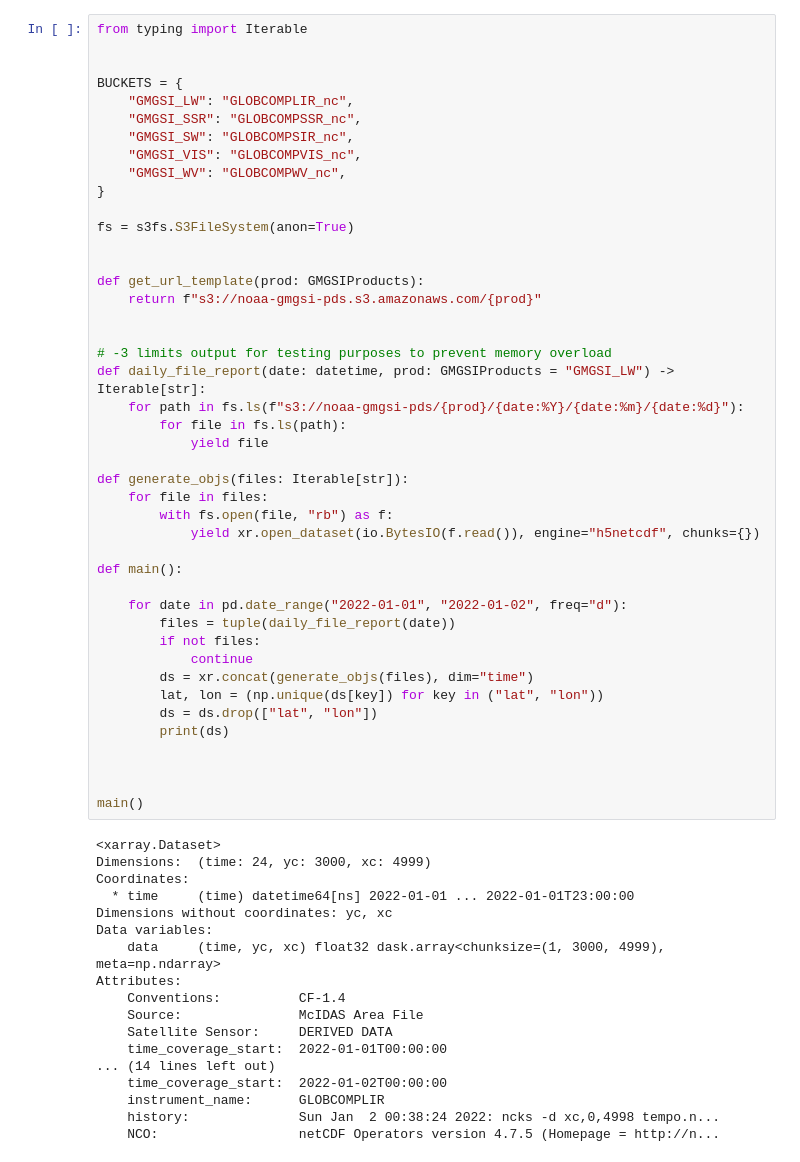
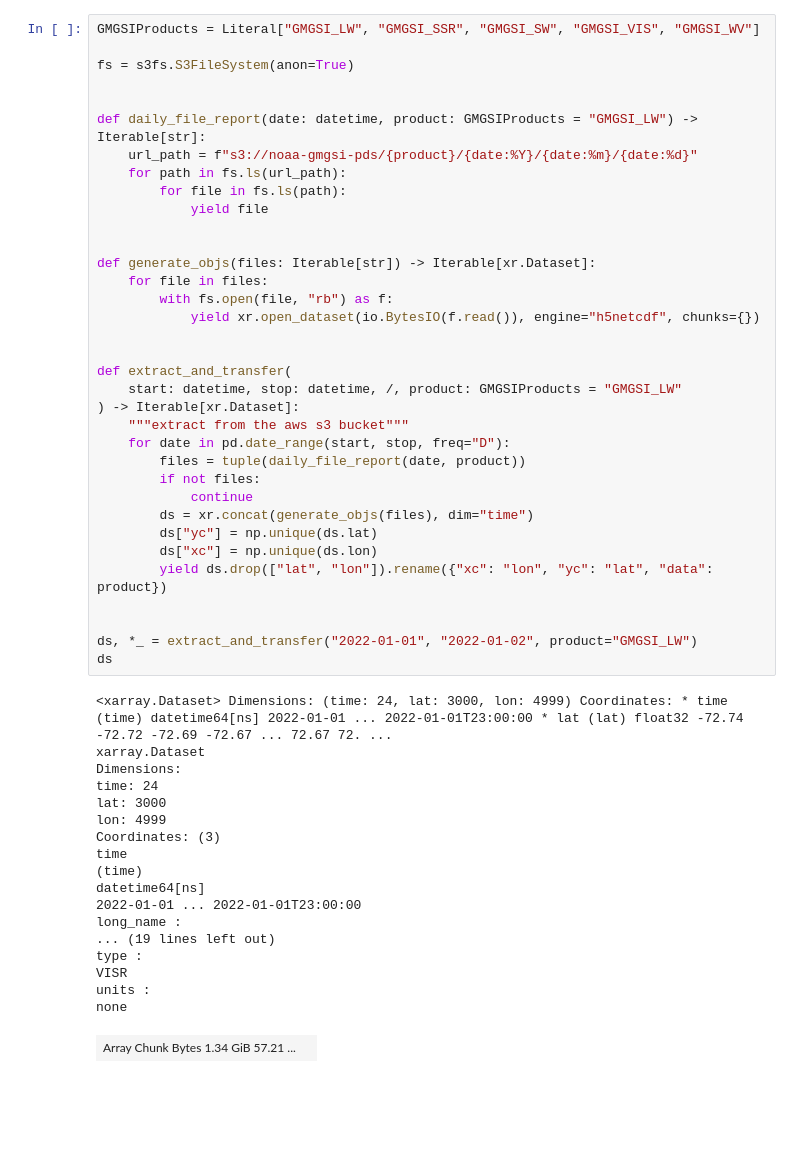
Before and after one commit to leaver2000/griblib, a Jupyter notebook: notebooks/extract.ipynb, the cells around one changed output. Cells and saved outputs as stored; diff of their text form; blank space fills up the shorter version.

```diff
--- a/notebooks/extract.ipynb
+++ b/notebooks/extract.ipynb
@@ -21,62 +204,54 @@ GMGSIProducts = Literal["GMGSI_LW", "GMGSI_SSR", "GMGSI_SW", "GMGSI_VIS", "GMGSI
 # %%
-from typing import Iterable
-
-
-BUCKETS = {
-    "GMGSI_LW": "GLOBCOMPLIR_nc",
-    "GMGSI_SSR": "GLOBCOMPSSR_nc",
-    "GMGSI_SW": "GLOBCOMPSIR_nc",
-    "GMGSI_VIS": "GLOBCOMPVIS_nc",
-    "GMGSI_WV": "GLOBCOMPWV_nc",
-}
+GMGSIProducts = Literal["GMGSI_LW", "GMGSI_SSR", "GMGSI_SW", "GMGSI_VIS", "GMGSI_WV"]
 
 fs = s3fs.S3FileSystem(anon=True)
 
 
-def get_url_template(prod: GMGSIProducts):
-    return f"s3://noaa-gmgsi-pds.s3.amazonaws.com/{prod}"
-
-
-# -3 limits output for testing purposes to prevent memory overload
-def daily_file_report(date: datetime, prod: GMGSIProducts = "GMGSI_LW") -> Iterable[str]:
-    for path in fs.ls(f"s3://noaa-gmgsi-pds/{prod}/{date:%Y}/{date:%m}/{date:%d}"):
+def daily_file_report(date: datetime, product: GMGSIProducts = "GMGSI_LW") -> Iterable[str]:
+    url_path = f"s3://noaa-gmgsi-pds/{product}/{date:%Y}/{date:%m}/{date:%d}"
+    for path in fs.ls(url_path):
         for file in fs.ls(path):
             yield file
 
-def generate_objs(files: Iterable[str]):
+
+def generate_objs(files: Iterable[str]) -> Iterable[xr.Dataset]:
     for file in files:
         with fs.open(file, "rb") as f:
             yield xr.open_dataset(io.BytesIO(f.read()), engine="h5netcdf", chunks={})
 
-def main():
 
-    for date in pd.date_range("2022-01-01", "2022-01-02", freq="d"):
-        files = tuple(daily_file_report(date))
+def extract_and_transfer(
+    start: datetime, stop: datetime, /, product: GMGSIProducts = "GMGSI_LW"
+) -> Iterable[xr.Dataset]:
+    """extract from the aws s3 bucket"""
+    for date in pd.date_range(start, stop, freq="D"):
+        files = tuple(daily_file_report(date, product))
         if not files:
             continue
         ds = xr.concat(generate_objs(files), dim="time")
-        lat, lon = (np.unique(ds[key]) for key in ("lat", "lon"))
-        ds = ds.drop(["lat", "lon"])
-        print(ds)
+        ds["yc"] = np.unique(ds.lat)
+        ds["xc"] = np.unique(ds.lon)
+        yield ds.drop(["lat", "lon"]).rename({"xc": "lon", "yc": "lat", "data": product})
 
 
-
-main()
+ds, *_ = extract_and_transfer("2022-01-01", "2022-01-02", product="GMGSI_LW")
+ds
 # %% [output]
-<xarray.Dataset>
-Dimensions:  (time: 24, yc: 3000, xc: 4999)
-Coordinates:
-  * time     (time) datetime64[ns] 2022-01-01 ... 2022-01-01T23:00:00
-Dimensions without coordinates: yc, xc
-Data variables:
-    data     (time, yc, xc) float32 dask.array<chunksize=(1, 3000, 4999), meta=np.ndarray>
-Attributes:
-    Conventions:          CF-1.4
-    Source:               McIDAS Area File
-    Satellite Sensor:     DERIVED DATA
-    time_coverage_start:  2022-01-01T00:00:00
-... (14 lines left out)
-    time_coverage_start:  2022-01-02T00:00:00
-    instrument_name:      GLOBCOMPLIR
-    history:              Sun Jan  2 00:38:24 2022: ncks -d xc,0,4998 tempo.n...
-    NCO:                  netCDF Operators version 4.7.5 (Homepage = http://n...
+<xarray.Dataset> Dimensions: (time: 24, lat: 3000, lon: 4999) Coordinates: * time (time) datetime64[ns] 2022-01-01 ... 2022-01-01T23:00:00 * lat (lat) float32 -72.74 -72.72 -72.69 -72.67 ... 72.67 72. ...
+xarray.Dataset
+Dimensions:
+time: 24
+lat: 3000
+lon: 4999
+Coordinates: (3)
+time
+(time)
+datetime64[ns]
+2022-01-01 ... 2022-01-01T23:00:00
+long_name :
+... (19 lines left out)
+type :
+VISR
+units :
+none
+| Array Chunk Bytes 1.34 GiB 57.21 ... |  |
```
Also changed, not shown: parts of 9 cells of this notebook, 7 other files.
